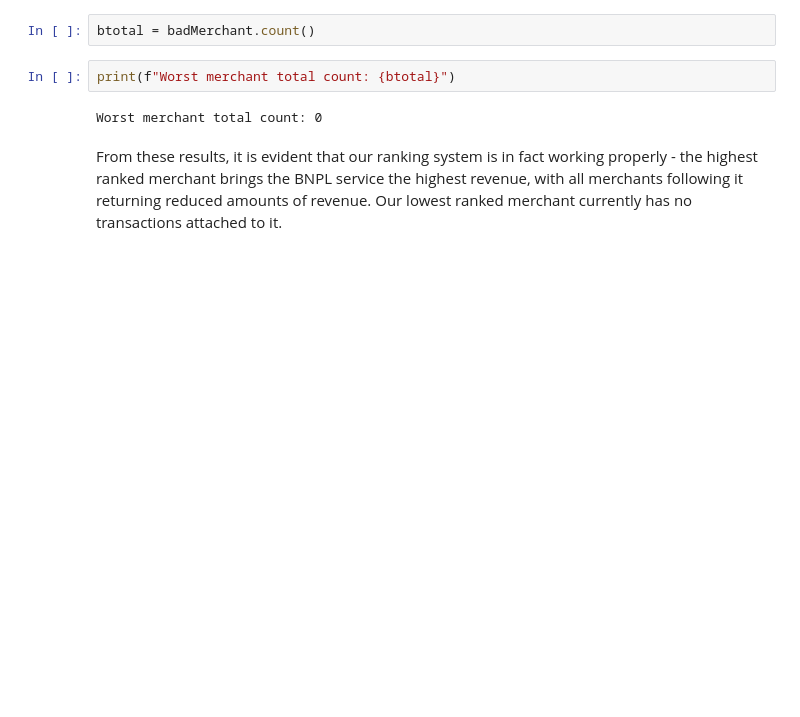
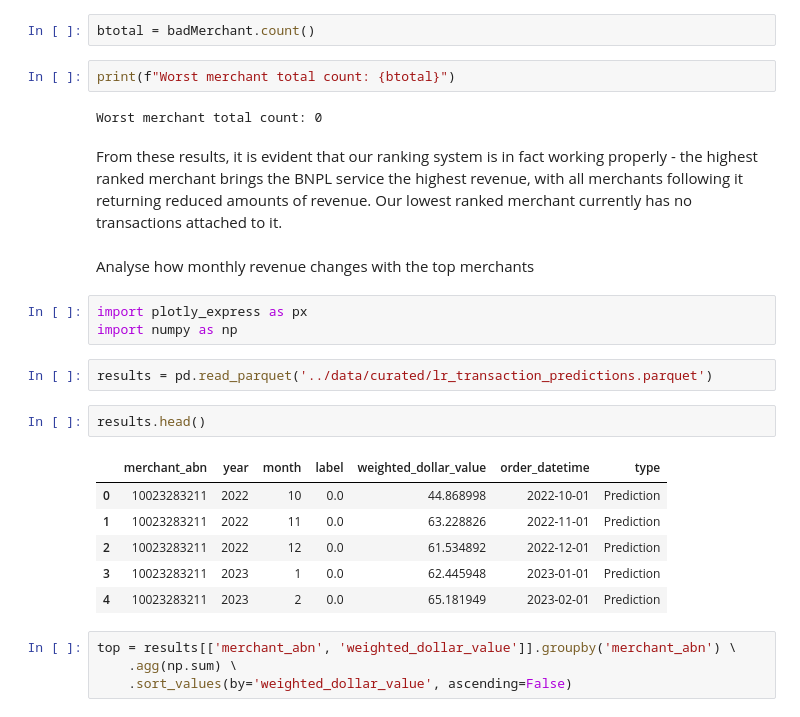
Before and after one commit to pommcuter/generic-buy-now-pay-later-project, a Jupyter notebook: notebooks/businessInformation.ipynb, the cells around one changed output. Cells and saved outputs as stored; diff of their text form; blank space fills up the shorter version.

```diff
--- a/notebooks/businessInformation.ipynb
+++ b/notebooks/businessInformation.ipynb
@@ -222,3 +222,23 @@ print(f"Worst merchant total count: {btotal}")
 Worst merchant total count: 0
 # %% [markdown]
 From these results, it is evident that our ranking system is in fact working properly - the highest ranked merchant brings the BNPL service the highest revenue, with all merchants following it returning reduced amounts of revenue. Our lowest ranked merchant currently has no transactions attached to it.
+# %% [markdown]
+Analyse how monthly revenue changes with the top merchants
+# %%
+import plotly_express as px
+import numpy as np
+# %%
+results = pd.read_parquet('../data/curated/lr_transaction_predictions.parquet')
+# %%
+results.head()
+# %% [output]
+|  | merchant_abn | year | month | label | weighted_dollar_value | order_datetime | type |
+| 0 | 10023283211 | 2022 | 10 | 0.0 | 44.868998 | 2022-10-01 | Prediction |
+| 1 | 10023283211 | 2022 | 11 | 0.0 | 63.228826 | 2022-11-01 | Prediction |
+| 2 | 10023283211 | 2022 | 12 | 0.0 | 61.534892 | 2022-12-01 | Prediction |
+| 3 | 10023283211 | 2023 | 1 | 0.0 | 62.445948 | 2023-01-01 | Prediction |
+| 4 | 10023283211 | 2023 | 2 | 0.0 | 65.181949 | 2023-02-01 | Prediction |
+# %%
+top = results[['merchant_abn', 'weighted_dollar_value']].groupby('merchant_abn') \
+    .agg(np.sum) \
+    .sort_values(by='weighted_dollar_value', ascending=False)
```
Also changed, not shown: parts of 7 cells of this notebook, 3 other files.
